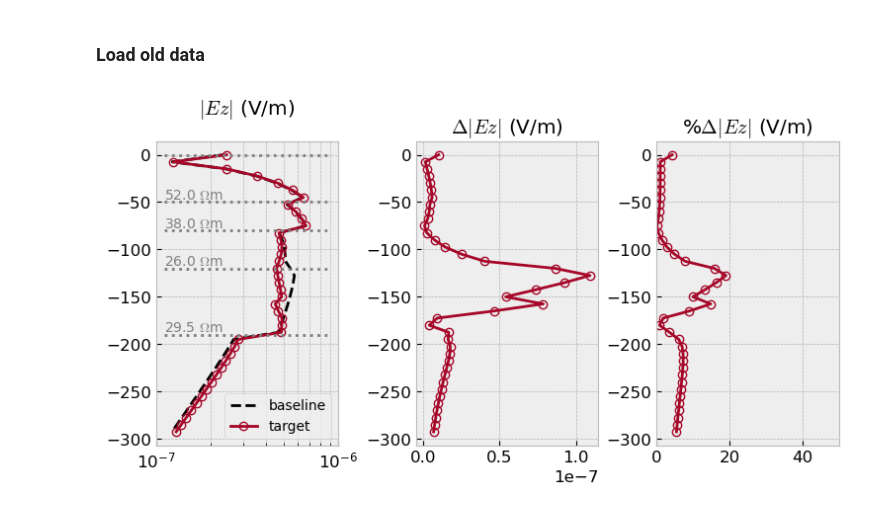
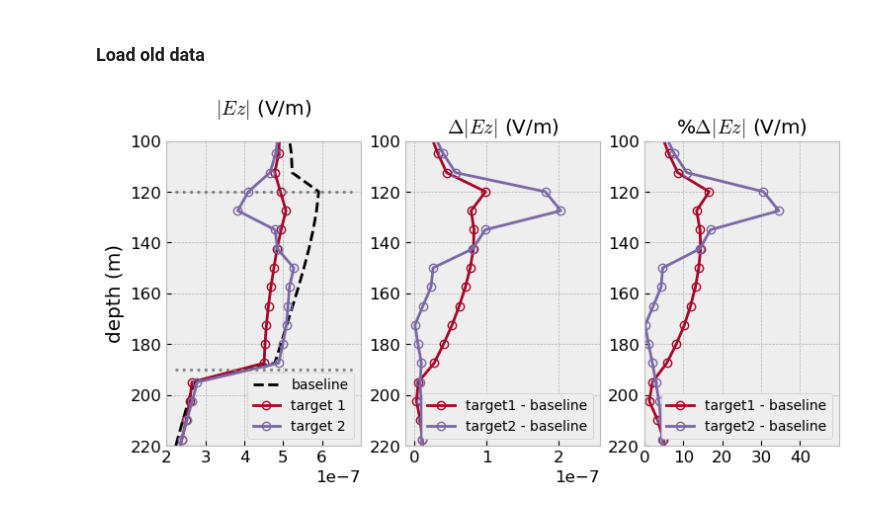
Before and after one commit to SuzannevanNoordt/Delft_HT_ATES_modeling, a Jupyter notebook: 20260904_EM_forward_modeling_v1.ipynb, the cells around one changed output. Cells and saved outputs as stored; diff of their text form; code cells hidden in the pictures.

```diff
--- a/20260904_EM_forward_modeling_v1.ipynb
+++ b/20260904_EM_forward_modeling_v1.ipynb
@@ -584,6 +615,12 @@ print(type(resp_E_target2_3D))
 <class 'empymod.utils.EMArray'>
 # %% [markdown]
 ### Load old data
+# %%
+rcv_lines_array = np.loadtxt('20260904_FWM_v1_receiver_lines_20Sept.txt')
+resp_E_base2_3D = empymod_resp_E_base
 # %%
-index = 6
+index = 0
 resp_E_target2_amp = np.sqrt(rcv_lines_array[index][:40]**2+rcv_lines_array[index][40:]**2)
+# %%
+index2 = 2
+resp_E_target2_amp2 = np.sqrt(rcv_lines_array[index2][:40]**2+rcv_lines_array[index2][40:]**2)
@@ -590,33 +630,45 @@ resp_E_target2_amp = np.sqrt(rcv_lines_array[index][:40]**2+rcv_lines_array[inde
 # %%
 # Plot it
 fig3, (ax31, ax32, ax33) = plt.subplots(1, 3, figsize=(7.5, 4), constrained_layout=True)
 
 #fig3.suptitle("Baseline model vs cubic target model")
 plt.rcParams["font.size"] = 10
 
 ax31.set_title('$|Ez|$ (V/m)')
-ax31.plot(resp_E_base2_3D.amp(), -offsets, 'k--', label='baseline', linewidth=2)
-ax31.plot(resp_E_target2_amp, -offsets, 'C1', marker='o', fillstyle='none', label='target', linewidth=2) # scale your emg3d amplitues by the source length
-ax31.set_xscale('log')
-ax31.set_xlim([1e-7, 1e-6])
+ax31.plot(resp_E_base2_3D.amp(), offsets, 'k--', label='baseline', linewidth=2)
+ax31.plot(resp_E_target2_amp, offsets, 'C1', marker='o', fillstyle='none', label='target 1', linewidth=2) # scale your emg3d amplitues by the source length
+ax31.plot(resp_E_target2_amp2, offsets, 'C2', marker='o', fillstyle='none', label='target 2', linewidth=2) # scale your emg3d amplitues by the source length
+#ax31.set_xscale('log')
+ax31.set_xlim([2e-7, 7e-7])
+ax31.set_ylim([220, 100])
+ax31.set_xticks(np.arange(2e-7, 7e-7, step=1e-7))
+ax31.set_ylabel('depth (m)')
 
-ax31.legend(loc = 'lower right', fontsize=10)
+ax31.legend(loc = 'lower right', fontsize=10, framealpha=1)
 ax31.grid(visible=True, which='both')
 
 ax32.set_title('$\\Delta |Ez|$ (V/m)')
-ax32.plot(np.abs(resp_E_target2_amp-resp_E_base2_3D.amp()), -offsets, 'C1', marker='o', fillstyle='none', linewidth=2)
+ax32.plot(np.abs(resp_E_target2_amp-resp_E_base2_3D.amp()), offsets, 'C1', marker='o', fillstyle='none', linewidth=2, label='target1 - baseline')
+ax32.plot(np.abs(resp_E_target2_amp2-resp_E_base2_3D.amp()), offsets, 'C2', marker='o', fillstyle='none', linewidth=2, label='target2 - baseline')
+ax32.set_ylim([220, 100])
+ax32.legend(framealpha=1)
+#ax32.set_xlim([1e-7, 1e-6])
 
 ax33.set_title('%$\\Delta |Ez|$ (V/m)')
-ax33.plot(100*np.abs((resp_E_target2_amp-resp_E_base2_3D.amp())/resp_E_base2_3D.amp()), -offsets, 'C1', marker='o', fillstyle='none', linewidth=2)
+ax33.plot(100*np.abs((resp_E_target2_amp-resp_E_base2_3D.amp())/resp_E_base2_3D.amp()), offsets, 'C1', marker='o', fillstyle='none', linewidth=2, label='target1 - baseline')
+ax33.plot(100*np.abs((resp_E_target2_amp2-resp_E_base2_3D.amp())/resp_E_base2_3D.amp()), offsets, 'C2', marker='o', fillstyle='none', linewidth=2, label='target2 - baseline')
+ax33.set_ylim([220, 100])
 ax33.set_xlim([0, 50])
+ax33.legend(framealpha=1)
 #ax33.grid(color='k')
+ax33.set_xticks(np.arange(0, 50, step=10))
 
 ax34 = ax31.twiny()
-ax34.hlines(depth, 0, 1, color='gray', ls=':', zorder=-1)
-for i in np.arange(1,len(depth)):
-    ax34.text(0, depth[i]+3, str(resistivities_base[i])+' $\\Omega$m', color='gray', fontsize=10)
+ax34.hlines(-1*np.array(depth), 0, 1, color='gray', ls=':', zorder=-1)
+#for i in np.arange(3,len(depth)):
+    #ax34.text(0, -depth[i]-3, str(resistivities_base[i])+' $\\Omega$m', color='gray', fontsize=10)
 ax34.set_axis_off()
 
 plt.rcParams["font.size"] = 12
 # %% [output]
-[figure, old version]
+[figure, new version]
```
Also changed, not shown: parts of 10 cells of this notebook, 9 other files.
